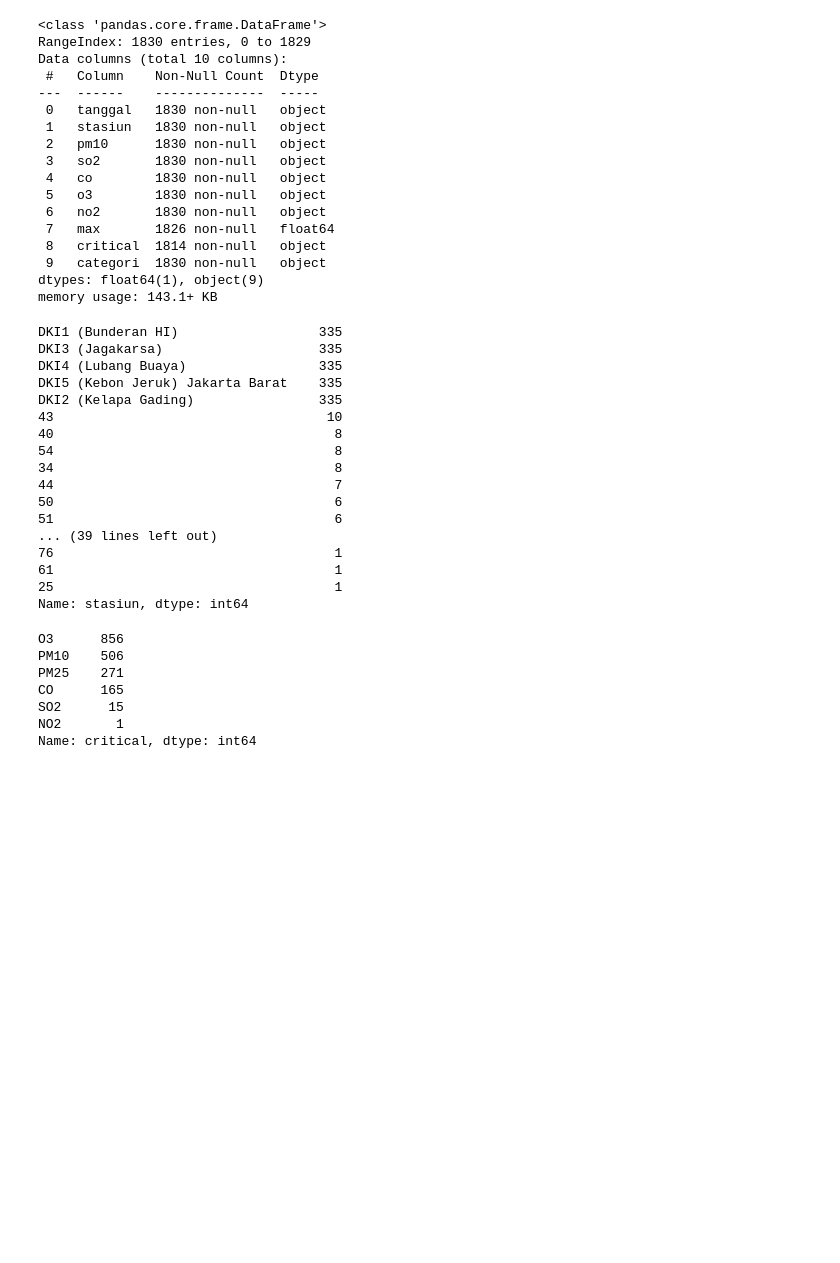
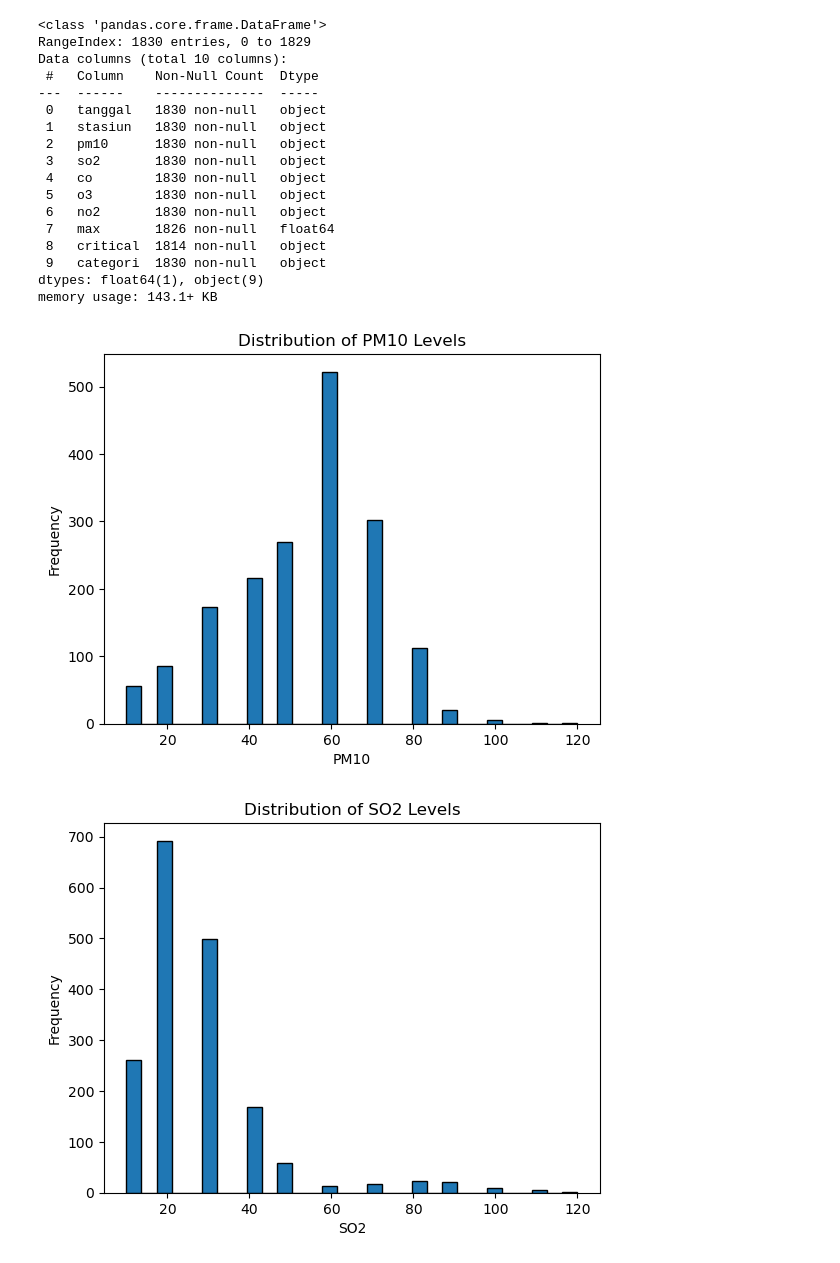
Before and after one commit to aryoeska/DS_Project, a Jupyter notebook: Clustering Air Polution in Jakarta/notebook.ipynb, the cells around one changed output. Drawn from its saved outputs; the diff is of its cells as text; code cells hidden in the pictures; blank space fills up the shorter version.

```diff
--- a/Clustering Air Polution in Jakarta/notebook.ipynb
+++ b/Clustering Air Polution in Jakarta/notebook.ipynb
@@ -53,33 +54,22 @@ Data columns (total 10 columns):
  9   categori  1830 non-null   object
 dtypes: float64(1), object(9)
 memory usage: 143.1+ KB
-# %%
-df['stasiun'].value_counts()
-# %% [output]
-DKI1 (Bunderan HI)                  335
-DKI3 (Jagakarsa)                    335
-DKI4 (Lubang Buaya)                 335
-DKI5 (Kebon Jeruk) Jakarta Barat    335
-DKI2 (Kelapa Gading)                335
-43                                   10
-40                                    8
-54                                    8
-34                                    8
-44                                    7
-50                                    6
-51                                    6
-... (39 lines left out)
-76                                    1
-61                                    1
-25                                    1
-Name: stasiun, dtype: int64
-# %%
-df['critical'].value_counts()
-# %% [output]
-O3      856
-PM10    506
-PM25    271
-CO      165
-SO2      15
-NO2       1
-Name: critical, dtype: int64
+# %%
+import matplotlib.pyplot as plt
+
+# List of pollutants to visualize
+pollutants = ['pm10', 'so2', 'co', 'o3', 'no2']
+#df[pollutants] = pd.to_numeric(df[pollutants], errors='coerce')
+
+# Loop through each pollutant and create a histogram
+for pollutant in pollutants:
+    df[pollutant] = pd.to_numeric(df[pollutant], errors='coerce')
+    group_val = ((df[pollutant] - 1) // 10+1) *10
+    plt.hist(group_val, bins=30, edgecolor='black')
+    plt.title(f'Distribution of {pollutant.upper()} Levels')
+    plt.xlabel(pollutant.upper())
+    plt.ylabel('Frequency')
+    plt.show()
+# %% [output]
+[figure, added]
+[figure, added]
```
Also changed, not shown: parts of 5 cells of this notebook.
